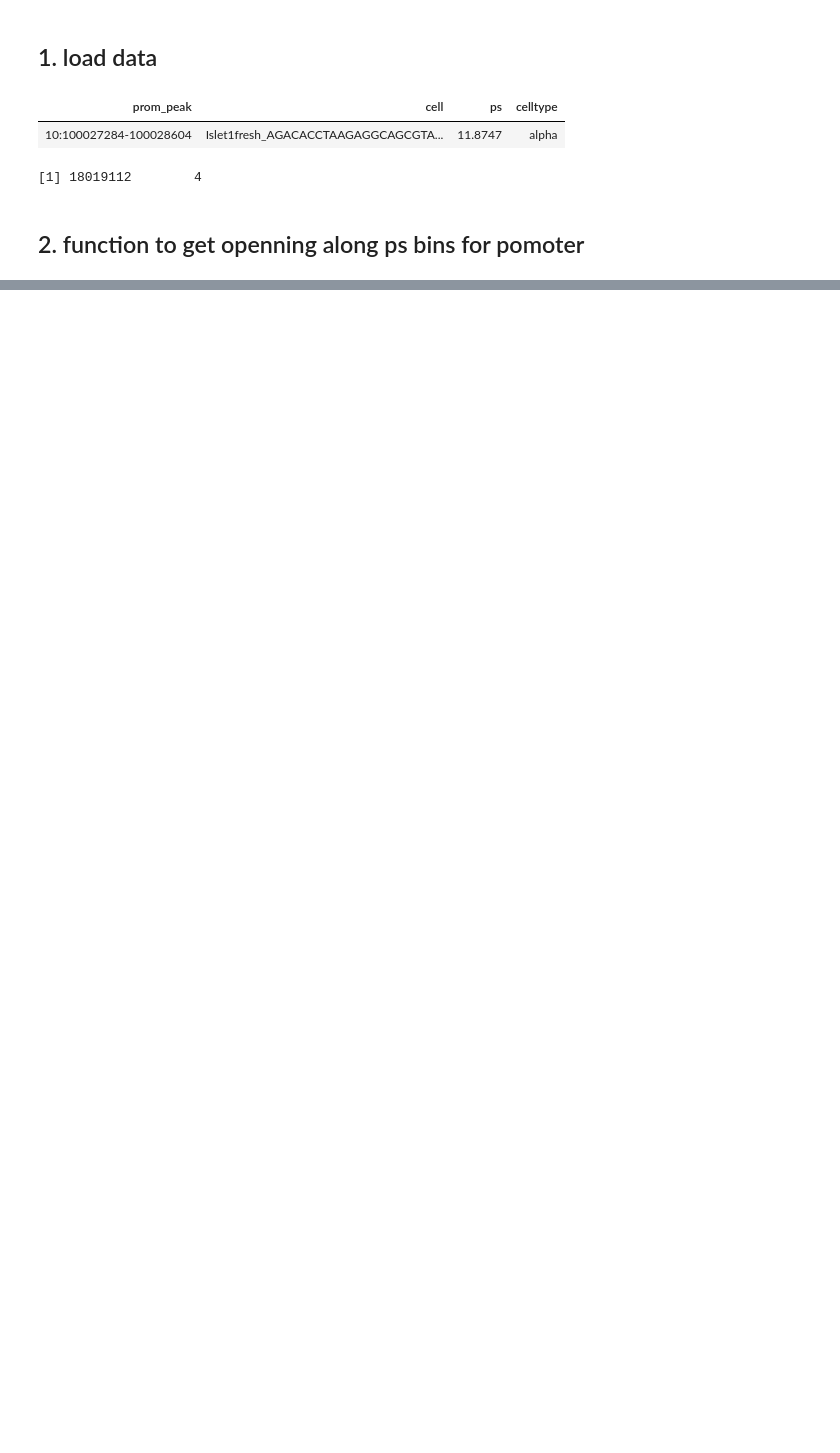
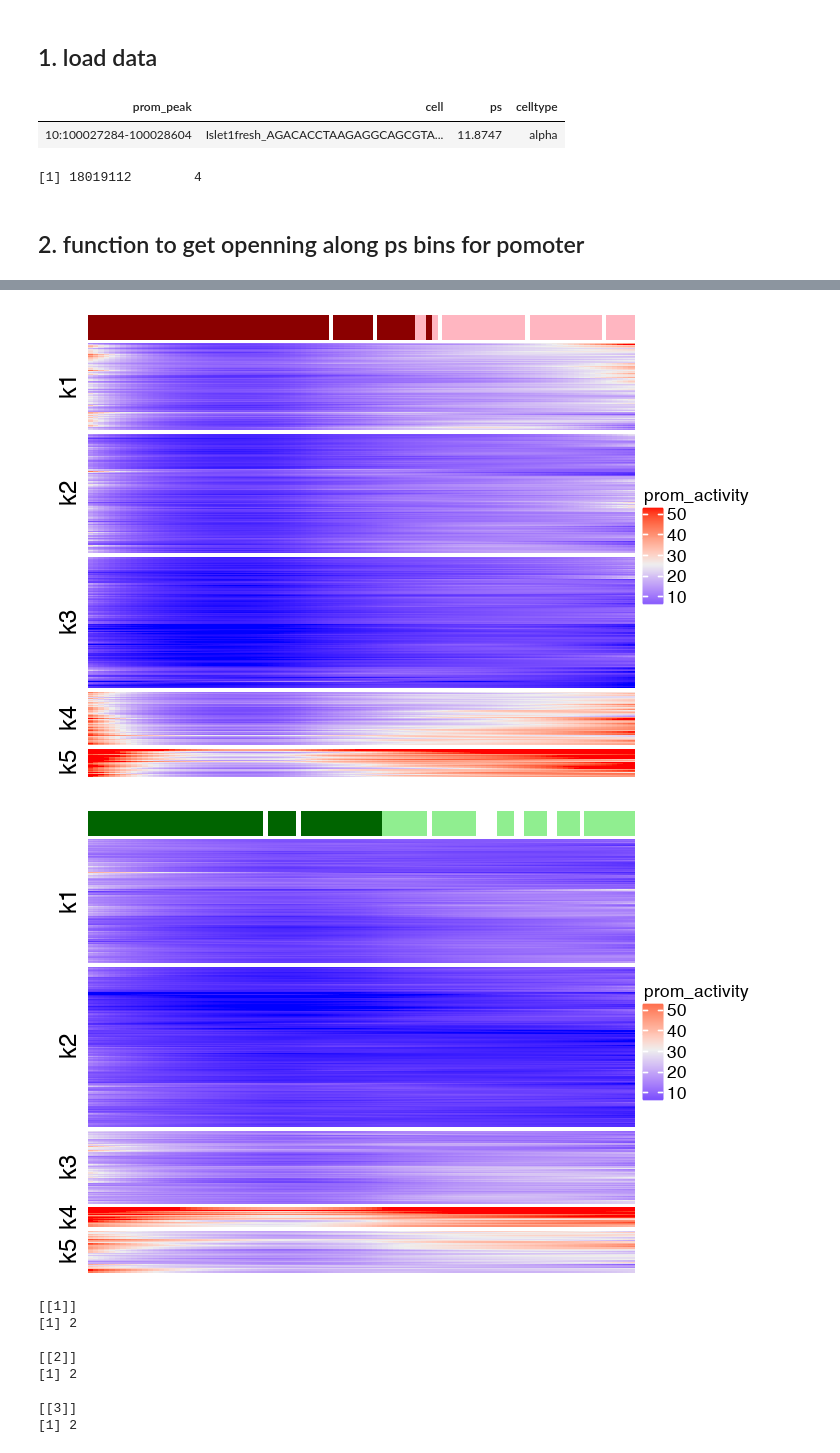
Before and after one commit to biomystery/islet_figs_motifs, a Jupyter notebook: multiple_promoter_transcript_level/05d.smooth_clustering_DA_peaks.ipynb, the cells around one changed output, grey strips where cells are left out. Cells and saved outputs as stored; diff of their text form; code cells hidden in the pictures; blank space fills up the shorter version.

```diff
--- a/multiple_promoter_transcript_level/05d.smooth_clustering_DA_peaks.ipynb
+++ b/multiple_promoter_transcript_level/05d.smooth_clustering_DA_peaks.ipynb
@@ -296,0 +427,18 @@ system("open ../figures/Fig2/subfigs/fig2f_motif_prom.max.speaman_cor.csv")
+# %%
+smoothed.prom.pt.scaled.list <- lapply(c("alpha", "beta", "delta"), function(ct) {
+    dat.sub <- dat.pro_ps.wd %>% as.data.frame() %>% filter(celltype == ct) %>% column_to_rownames("gene") %>%
+        select(-celltype, -prom_peak)
+    max.fun <- function(x, th = 5) sum(x > th)
+    tr.keep <- apply(dat.sub, 1, max.fun) >= 20
+
+    table(tr.keep)%>%print
+    dat.sub.2.scale <- dat.sub.2 <- dat.sub[tr.keep, ]
+    # dat.sub.2.scale <- t(apply(dat.sub.2, 1, function(x) x/max(x)))
+
+    # dat.sub.2.scale <- t(apply(dat.sub.2, 1, function(x) { rg <- quantile(x, c(0,
+    # 1)) %>% as.numeric x[x > rg[2]] <- rg[2] x[x < rg[1]] <- rg[1] (x -
+    # rg[1])/(rg[2] - rg[1]) x/rg[2] }))
+
+    dat.sub.2.scale
+})
+names(smoothed.prom.pt.scaled.list) <- c("alpha", "beta", "delta")
@@ -296,0 +455,49 @@ system("open ../figures/Fig2/subfigs/fig2f_motif_prom.max.speaman_cor.csv")
+# %%
+red.cols <- brewer.pal(n = 9, name = "Reds")
+require(circlize)
+lapply(c("alpha", "beta", "delta"), function(ct) {
+    ncols <- lapply(smoothed.prom.pt.scaled.list, ncol)
+
+    difs <- setdiff(1:ncols[[ct]], pd.anno.celltype.2 %>% filter(celltype == ct) %>%
+        pull(ps_bin_idx))
+
+
+    pd.anno <- pd.anno.celltype.2 %>% filter(celltype == ct) %>% mutate(subtype = as.numeric(factor(subtype))) %>%
+        rbind(data.frame(celltype = ct, ps_bin_idx = difs, subtype = 0)) %>% spread(ps_bin_idx,
+        subtype, fill = 0) %>% column_to_rownames("celltype")
+
+    options(repr.plot.width = 6, repr.plot.height = 4)
+    column_ha <- HeatmapAnnotation(celltype = pd.anno %>% as.character, col = list(celltype = c(`1` = cols[[ct]][[1]],
+        `2` = cols[[ct]][[2]], `0` = NA)), show_legend = F)
+    nr <- smoothed.prom.pt.scaled.list[[ct]] %>% nrow
+
+    pa = cluster::pam(smoothed.prom.pt.scaled.list[[ct]], k = 5)
+
+
+    ht <- Heatmap(smoothed.prom.pt.scaled.list[[ct]], split = paste0("k", pa$clustering),
+        name = "prom_activity", cluster_columns = F, row_title = paste("N =", nr),
+        row_dend_reorder = F, clustering_method_rows = "ward.D", clustering_distance_rows = "euclidean",
+        show_heatmap_legend = T, show_row_dend = F, show_row_names = F, show_column_names = F,
+        top_annotation = column_ha)
+    # col = colorRamp2(c(0, 0.3, 0.5, 0.6, 0.7, 0.8, 0.9, 1), c('white',
+    # red.cols[c(1, 4:9)])))
+    draw(ht)
+
+    pdf(paste0("~/Dropbox (UCSD_Epigenomics)/workReports/2019-12-06_islet_psclusters/",
+        ct, "_ps_hclust.pdf"), width = 4, height = 3, family = "Arial")
+    draw(ht)
+    dev.off()
+    system(paste0("open ~/Dropbox (UCSD_Epigenomics)/workReports/2019-12-06_islet_psclusters/",
+        ct, "_ps_hclust.pdf"))
+})
+# %% [output]
+[figure, added]
+[figure, added]
+[[1]]
+[1] 2
+
+[[2]]
+[1] 2
+
+[[3]]
+[1] 2
```
Also changed, not shown: parts of 44 cells of this notebook, 10 other files.
